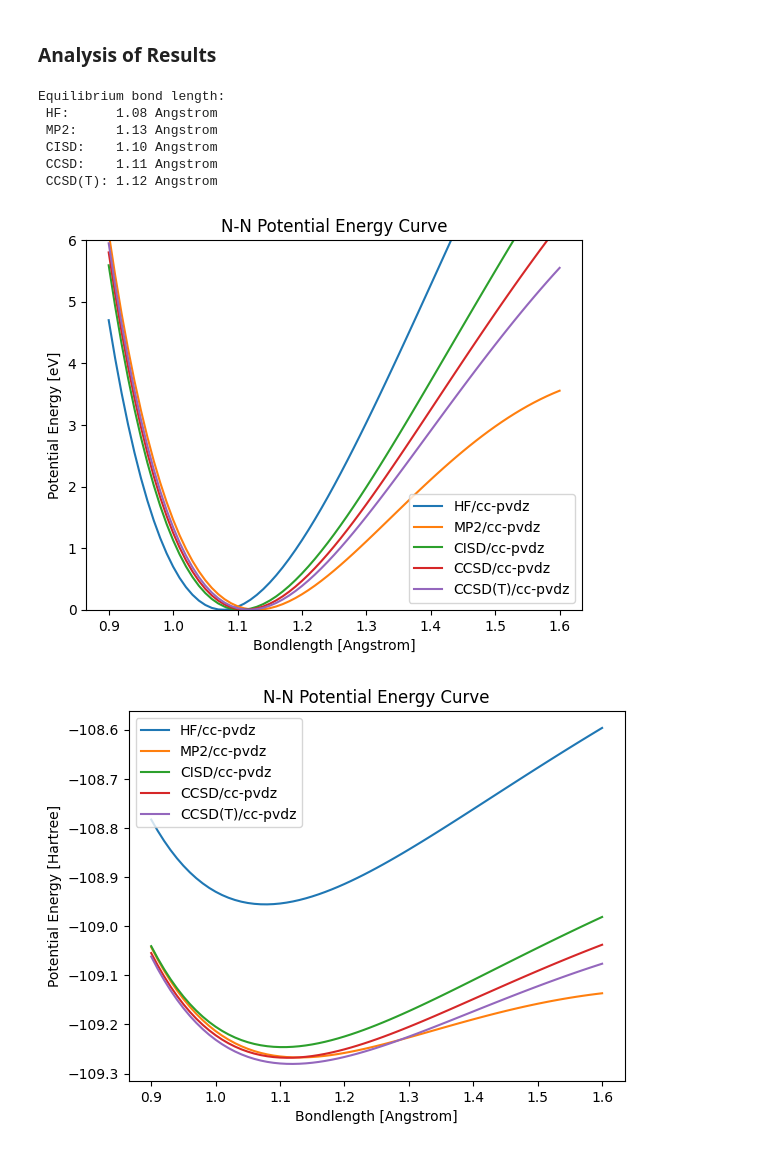
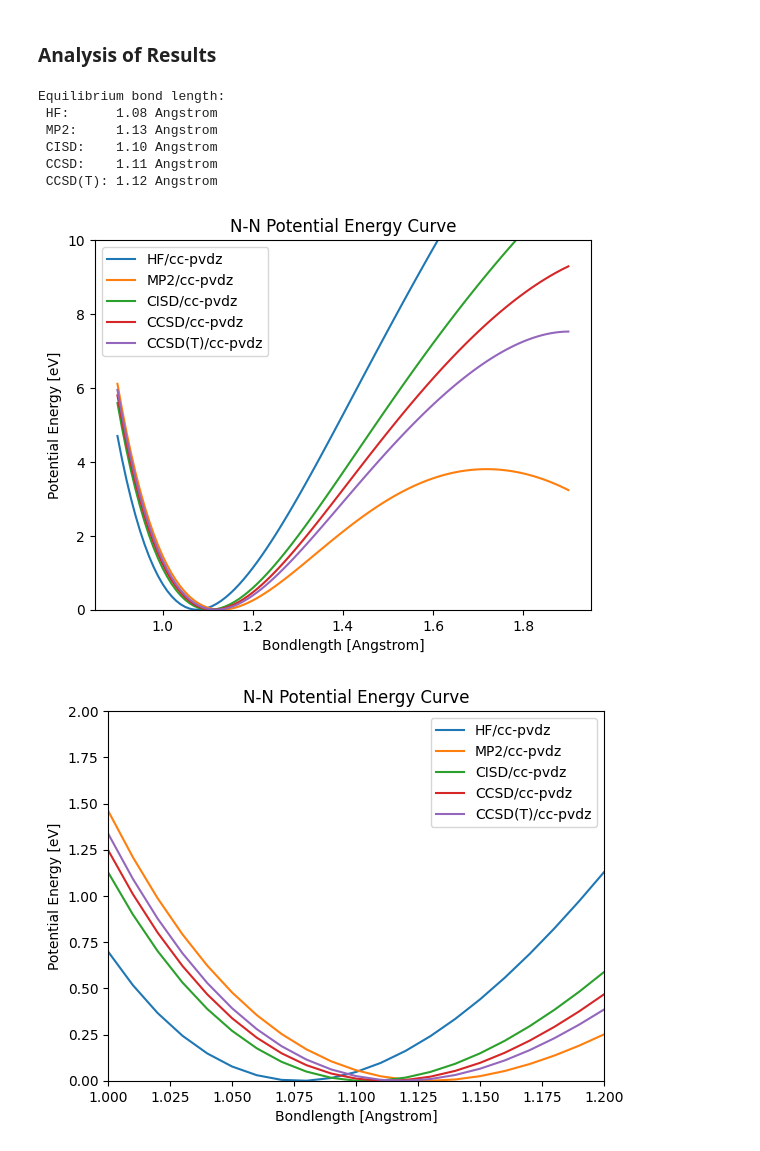
Before and after one commit to valsson-group/UNT-Chem5660-Fall2024, a Jupyter notebook: Python-JupyterNotebooks/CorrelatedWF_Dimer_PotentialEnergyCurve.ipynb, the cells around one changed output. Drawn from its saved outputs; the diff is of its cells as text; code cells hidden in the pictures.

```diff
--- a/Python-JupyterNotebooks/CorrelatedWF_Dimer_PotentialEnergyCurve.ipynb
+++ b/Python-JupyterNotebooks/CorrelatedWF_Dimer_PotentialEnergyCurve.ipynb
@@ -85,7 +87,7 @@ def run_calculation_ccsd(xyz, basis="cc-pvdz"):
 # %% [markdown]
 ## Calculations with different correlated methods
 # %%
-bondlengths = np.linspace(0.9,1.6,71)
+bondlengths = np.linspace(0.9,1.9,101)
 
 basis_set="cc-pvdz"
 
@@ -136,50 +138,50 @@ plt.plot(bondlengths,energy_cisd_eV,label="CISD/{}".format(basis_set))
 plt.plot(bondlengths,energy_ccsd_eV,label="CCSD/{}".format(basis_set))
 plt.plot(bondlengths,energy_ccsdt_eV,label="CCSD(T)/{}".format(basis_set))
 plt.legend()
-plt.ylim([0,6])
+plt.ylim([0,10])
 plt.xlabel("Bondlength [Angstrom]")
 plt.ylabel("Potential Energy [eV]")
 plt.title("{0}-{0} Potential Energy Curve".format(Atom))
 
-# plt.figure(2)
-# plt.plot(bondlengths,energy_hf_eV,label="HF/{}".format(basis_set))
-# plt.plot(bondlengths,energy_mp2_eV,label="MP2/{}".format(basis_set))
-# plt.plot(bondlengths,energy_cisd_eV,label="CISD/{}".format(basis_set))
-# plt.plot(bondlengths,energy_ccsd_eV,label="CCSD/{}".format(basis_set))
-# plt.plot(bondlengths,energy_ccsdt_eV,label="CCSD(T)/{}".format(basis_set))
-# plt.legend()
-# plt.xlim([1.0,1.2])
-# plt.ylim([0,2])
-# plt.xlabel("Bondlength [Angstrom]")
-# plt.ylabel("Potential Energy [eV]")
-# plt.title("{0}-{0} Potential Energy Curve".format(Atom))
+plt.figure(2)
+plt.plot(bondlengths,energy_hf_eV,label="HF/{}".format(basis_set))
+plt.plot(bondlengths,energy_mp2_eV,label="MP2/{}".format(basis_set))
+plt.plot(bondlengths,energy_cisd_eV,label="CISD/{}".format(basis_set))
+plt.plot(bondlengths,energy_ccsd_eV,label="CCSD/{}".format(basis_set))
+plt.plot(bondlengths,energy_ccsdt_eV,label="CCSD(T)/{}".format(basis_set))
+plt.legend()
+plt.xlim([1.0,1.2])
+plt.ylim([0,2])
+plt.xlabel("Bondlength [Angstrom]")
+plt.ylabel("Potential Energy [eV]")
+plt.title("{0}-{0} Potential Energy Curve".format(Atom))
 
 print("Equilibrium bond length:")
 print(" HF:      {:4.2f} Angstrom".format(bondlengths[np.argmin(energy_hf_eV)]))
 print(" MP2:     {:4.2f} Angstrom".format(bondlengths[np.argmin(energy_mp2_eV)]))
 print(" CISD:    {:4.2f} Angstrom".format(bondlengths[np.argmin(energy_cisd_eV)]))
 print(" CCSD:    {:4.2f} Angstrom".format(bondlengths[np.argmin(energy_ccsd_eV)]))
 print(" CCSD(T): {:4.2f} Angstrom".format(bondlengths[np.argmin(energy_ccsdt_eV)]))
 
 
 plt.figure(3)
 plt.plot(bondlengths,energy_hf,label="HF/{}".format(basis_set))
 plt.plot(bondlengths,energy_mp2,label="MP2/{}".format(basis_set))
 plt.plot(bondlengths,energy_cisd,label="CISD/{}".format(basis_set))
 plt.plot(bondlengths,energy_ccsd,label="CCSD/{}".format(basis_set))
 plt.plot(bondlengths,energy_ccsdt,label="CCSD(T)/{}".format(basis_set))
 plt.legend()
 plt.xlabel("Bondlength [Angstrom]")
 plt.ylabel("Potential Energy [Hartree]")
 plt.title("{0}-{0} Potential Energy Curve".format(Atom))
 
 plt.show()
 # %% [output]
 Equilibrium bond length:
  HF:      1.08 Angstrom
  MP2:     1.13 Angstrom
  CISD:    1.10 Angstrom
  CCSD:    1.11 Angstrom
  CCSD(T): 1.12 Angstrom
-[figure, old version]
+[figure, new version]
-[figure, old version]
+[figure, new version]
```
Also changed, not shown: parts of 3 cells of this notebook.
